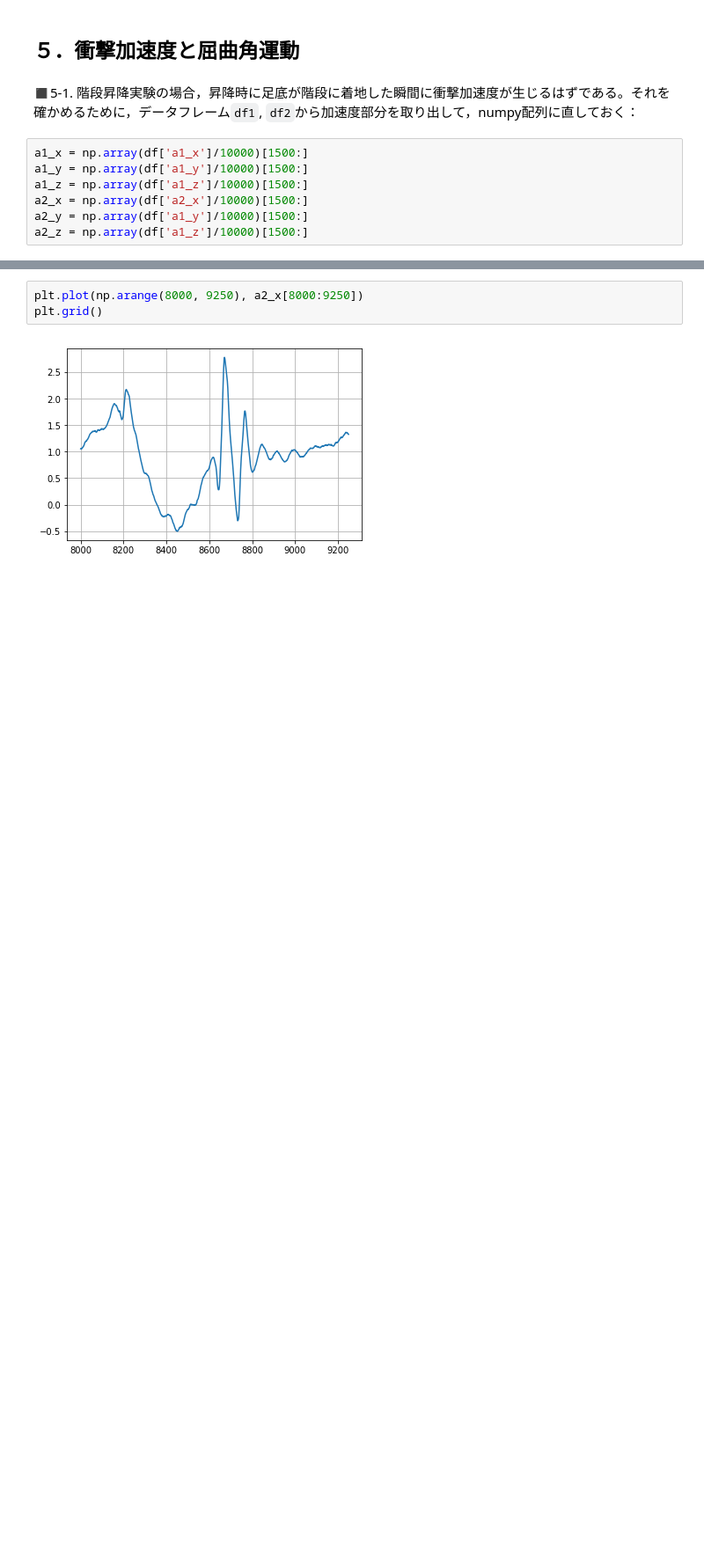
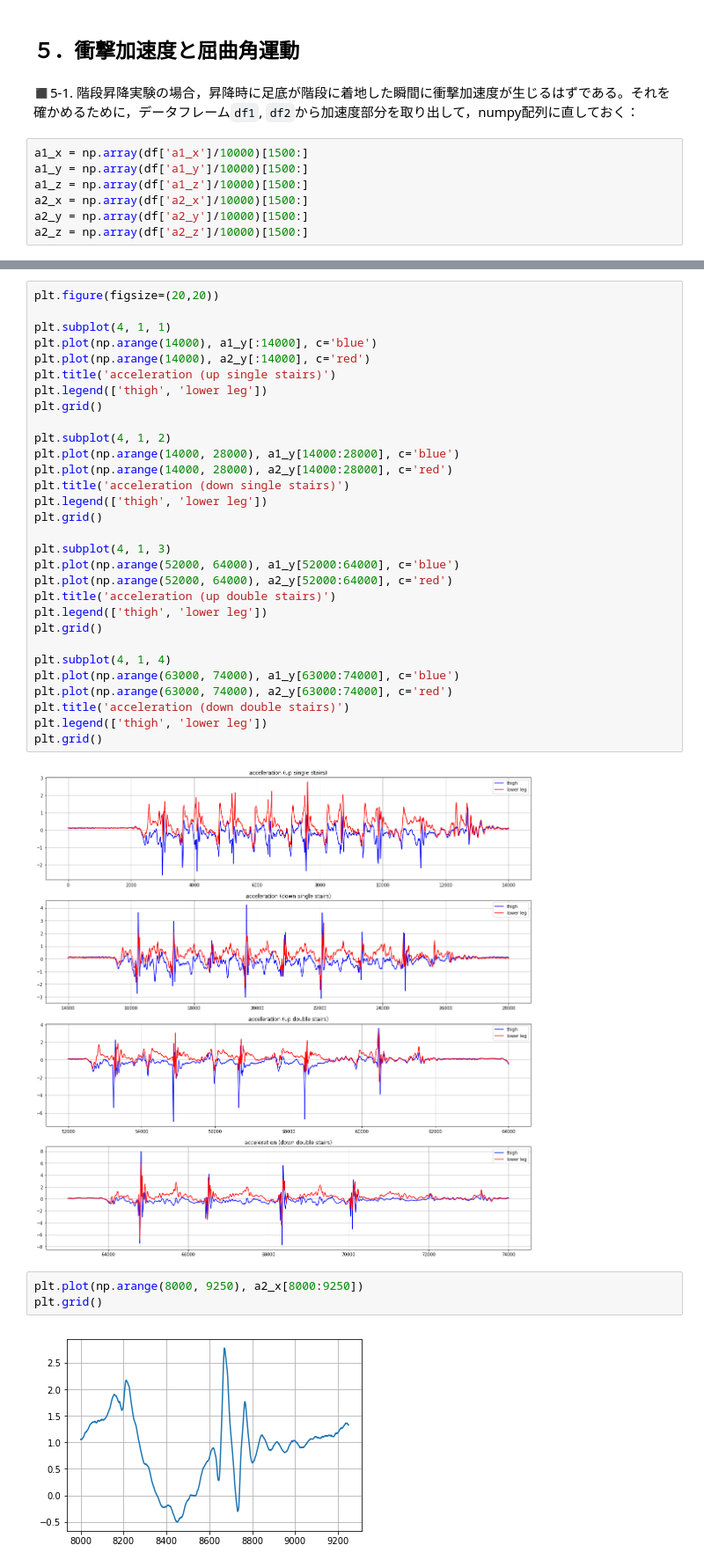
Before and after one commit to doppelgenkan/activity, a Jupyter notebook: up-down_stairs/up-down_stairs.ipynb, the cells around one changed output, grey strips where cells are left out. Shown at 88% size. Drawn from its saved outputs; the diff is of its cells as text; blank space fills up the shorter version.

```diff
--- a/up-down_stairs/up-down_stairs.ipynb
+++ b/up-down_stairs/up-down_stairs.ipynb
@@ -647,6 +653,6 @@ a1_x = np.array(df['a1_x']/10000)[1500:]
 a1_y = np.array(df['a1_y']/10000)[1500:]
 a1_z = np.array(df['a1_z']/10000)[1500:]
 a2_x = np.array(df['a2_x']/10000)[1500:]
-a2_y = np.array(df['a1_y']/10000)[1500:]
-a2_z = np.array(df['a1_z']/10000)[1500:]
+a2_y = np.array(df['a2_y']/10000)[1500:]
+a2_z = np.array(df['a2_z']/10000)[1500:]
 # %% [markdown]
@@ -686,3 +699,35 @@ plt.grid()
+# %%
+plt.figure(figsize=(20,20))
+
+plt.subplot(4, 1, 1)
+plt.plot(np.arange(14000), a1_y[:14000], c='blue')
+plt.plot(np.arange(14000), a2_y[:14000], c='red')
+plt.title('acceleration (up single stairs)')
+plt.legend(['thigh', 'lower leg'])
+plt.grid()
+
+plt.subplot(4, 1, 2)
+plt.plot(np.arange(14000, 28000), a1_y[14000:28000], c='blue')
+plt.plot(np.arange(14000, 28000), a2_y[14000:28000], c='red')
+plt.title('acceleration (down single stairs)')
+plt.legend(['thigh', 'lower leg'])
+plt.grid()
+
+plt.subplot(4, 1, 3)
+plt.plot(np.arange(52000, 64000), a1_y[52000:64000], c='blue')
+plt.plot(np.arange(52000, 64000), a2_y[52000:64000], c='red')
+plt.title('acceleration (up double stairs)')
+plt.legend(['thigh', 'lower leg'])
+plt.grid()
+
+plt.subplot(4, 1, 4)
+plt.plot(np.arange(63000, 74000), a1_y[63000:74000], c='blue')
+plt.plot(np.arange(63000, 74000), a2_y[63000:74000], c='red')
+plt.title('acceleration (down double stairs)')
+plt.legend(['thigh', 'lower leg'])
+plt.grid()
+# %% [output]
+[figure, added]
 # %%
 plt.plot(np.arange(8000, 9250), a2_x[8000:9250])
 plt.grid()
```
Also changed, not shown: parts of 11 cells of this notebook, 1 other file.
